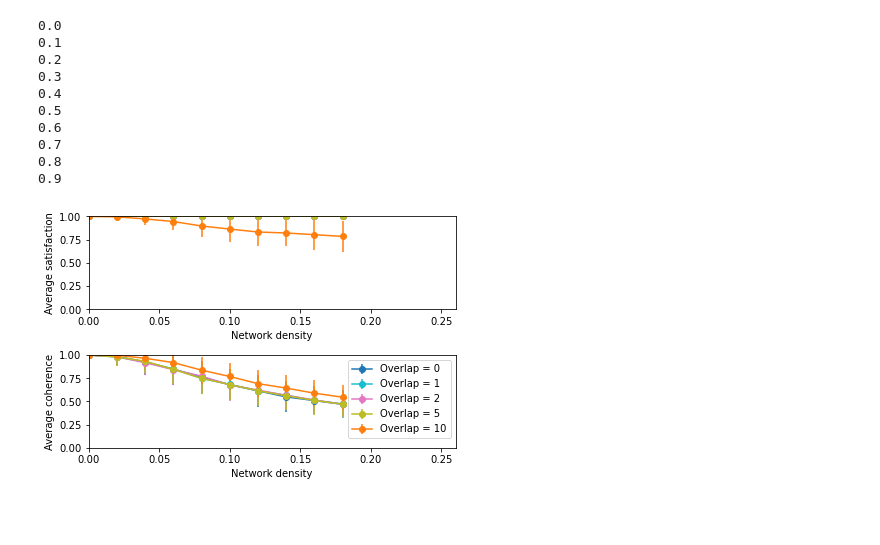
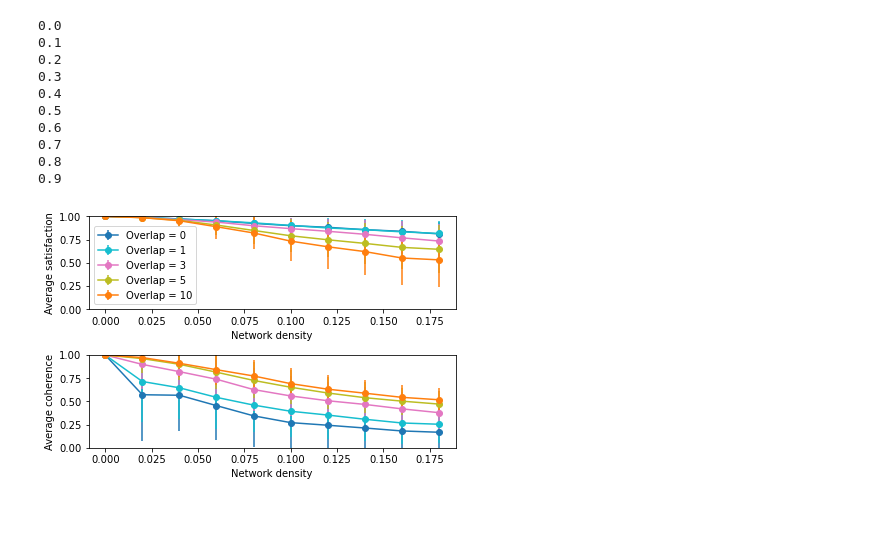
Before and after one commit to nwlandry/governance, a Jupyter notebook: generate_figures2.ipynb, the cells around one changed output. Saved outputs shown, nothing was run; the diff lists cells and outputs as text; code cells hidden in the pictures.

Commit message:
Checking in on figures

```diff
--- a/generate_figures2.ipynb
+++ b/generate_figures2.ipynb
@@ -102,8 +102,8 @@ for i in range(len(densities)):
                     else:
                         decision_matrix[d1,d2] = -1
                         decision_matrix[d2,d1] = -1
-        #opinions = create_greedy_opinions(num_people, num_decisions, decision_matrix)
-        opinions = create_uniform_greedy_opinions(num_people, num_decisions, decision_matrix)
+        opinions = create_greedy_opinions(num_people, num_decisions, decision_matrix)
+        #opinions = create_uniform_greedy_opinions(num_people, num_decisions, decision_matrix)
         votes = np.mean(opinions, axis=0)
         decisions, final_opinions, decision_groups = decision_process(
             opinions,
@@ -160,8 +160,8 @@ for i in range(len(densities)):
                     else:
                         decision_matrix[d1,d2] = -1
                         decision_matrix[d2,d1] = -1
-        #opinions = create_greedy_opinions(num_people, num_decisions, decision_matrix)
-        opinions = create_uniform_greedy_opinions(num_people, num_decisions, decision_matrix)
+        opinions = create_greedy_opinions(num_people, num_decisions, decision_matrix)
+        #opinions = create_uniform_greedy_opinions(num_people, num_decisions, decision_matrix)
         votes = np.mean(opinions, axis=0)
         decisions, final_opinions, decision_groups = decision_process(
             opinions,
@@ -218,8 +334,8 @@ for i in range(len(densities)):
                     else:
                         decision_matrix[d1,d2] = -1
                         decision_matrix[d2,d1] = -1
-        #opinions = create_greedy_opinions(num_people, num_decisions, decision_matrix)
-        opinions = create_uniform_greedy_opinions(num_people, num_decisions, decision_matrix)
+        opinions = create_greedy_opinions(num_people, num_decisions, decision_matrix)
+        #opinions = create_uniform_greedy_opinions(num_people, num_decisions, decision_matrix)
         votes = np.mean(opinions, axis=0)
         decisions, final_opinions, decision_groups = decision_process(
             opinions,
@@ -276,8 +392,8 @@ for i in range(len(densities)):
                     else:
                         decision_matrix[d1,d2] = -1
                         decision_matrix[d2,d1] = -1
-        #opinions = create_greedy_opinions(num_people, num_decisions, decision_matrix)
-        opinions = create_uniform_greedy_opinions(num_people, num_decisions, decision_matrix)
+        opinions = create_greedy_opinions(num_people, num_decisions, decision_matrix)
+        #opinions = create_uniform_greedy_opinions(num_people, num_decisions, decision_matrix)
         votes = np.mean(opinions, axis=0)
         decisions, final_opinions, decision_groups = decision_process(
             opinions,
@@ -312,37 +428,29 @@ for i in range(len(densities)):
 # %%
 plt.figure()
 plt.subplot(212)
 plt.errorbar(densities, satisfiability_0.mean(axis=1), yerr=satisfiability_0.std(axis=1), color="tab:blue", marker="o",label='Overlap = 0')
 plt.errorbar(densities, satisfiability_1.mean(axis=1), yerr=satisfiability_1.std(axis=1), color="tab:cyan", marker="o",label='Overlap = 1')
-plt.errorbar(densities, satisfiability_2.mean(axis=1), yerr=satisfiability_2.std(axis=1), color="tab:pink", marker="o",label='Overlap = 2')
+plt.errorbar(densities, satisfiability_3.mean(axis=1), yerr=satisfiability_3.std(axis=1), color="tab:pink", marker="o",label='Overlap = 3')
 plt.errorbar(densities, satisfiability_5.mean(axis=1), yerr=satisfiability_5.std(axis=1), color="tab:olive", marker="o",label='Overlap = 5')
 plt.errorbar(densities, satisfiability_10.mean(axis=1), yerr=satisfiability_10.std(axis=1), color="tab:orange", marker="o",label='Overlap = 10')
 plt.ylabel("Average coherence")
 plt.xlabel("Network density")
 plt.ylim((0,1))
-plt.xlim((0,0.26))
-plt.legend()
 plt.subplot(211)
-plt.errorbar(densities, satisfaction_0.mean(axis=1), yerr=satisfaction_0.std(axis=1), color="tab:blue", marker="o")
-plt.errorbar(densities, satisfaction_1.mean(axis=1), yerr=satisfaction_1.std(axis=1), color="tab:cyan", marker="o")
-plt.errorbar(densities, satisfaction_2.mean(axis=1), yerr=satisfaction_2.std(axis=1), color="tab:pink", marker="o")
-plt.errorbar(densities, satisfaction_5.mean(axis=1), yerr=satisfaction_5.std(axis=1), color="tab:olive", marker="o")
-plt.errorbar(densities, satisfaction_10.mean(axis=1), yerr=satisfaction_10.std(axis=1), color="tab:orange", marker="o")
+plt.errorbar(densities, satisfaction_0.mean(axis=1), yerr=satisfaction_0.std(axis=1), color="tab:blue", marker="o",label='Overlap = 0')
+plt.errorbar(densities, satisfaction_1.mean(axis=1), yerr=satisfaction_1.std(axis=1), color="tab:cyan", marker="o",label='Overlap = 1')
+plt.errorbar(densities, satisfaction_3.mean(axis=1), yerr=satisfaction_3.std(axis=1), color="tab:pink", marker="o",label='Overlap = 3')
+plt.errorbar(densities, satisfaction_5.mean(axis=1), yerr=satisfaction_5.std(axis=1), color="tab:olive", marker="o",label='Overlap = 5')
+plt.errorbar(densities, satisfaction_10.mean(axis=1), yerr=satisfaction_10.std(axis=1), color="tab:orange", marker="o",label='Overlap = 10')
 plt.ylabel("Average satisfaction")
 plt.xlabel("Network density")
 plt.ylim((0,1))
-plt.xlim((0,0.26))
+plt.legend()
 plt.tight_layout()
-plt.savefig("Figures/random_networks_uniform_greedy.png", dpi=1000)
-plt.savefig("Figures/random_networks_uniform_greedy.pdf")
+plt.savefig("Figures/random_networks_greedy.png", dpi=1000)
+plt.savefig("Figures/random_networks_greedy.pdf")
 plt.show()
-np.savetxt("Simulations/random_network_uniform_greedy_densities.csv", densities, delimiter=",")
-np.savetxt("Simulations/random_network_uniform_greedy_overlap0.csv", satisfaction_0, delimiter=",")
-np.savetxt("Simulations/random_network_uniform_greedy_overlap1.csv", satisfaction_1, delimiter=",")
-np.savetxt("Simulations/random_network_uniform_greedy_overlap2.csv", satisfaction_2, delimiter=",")
-np.savetxt("Simulations/random_network_uniform_greedy_overlap5.csv", satisfaction_5, delimiter=",")
-np.savetxt("Simulations/random_network_uniform_greedy_overlap10.csv", satisfaction_10, delimiter=",")
 # %% [output]
-[figure, old version]
+[figure, new version]
 # %% [markdown]
 ##
```
Also changed, not shown: parts of 5 cells of this notebook, 33 other files.
